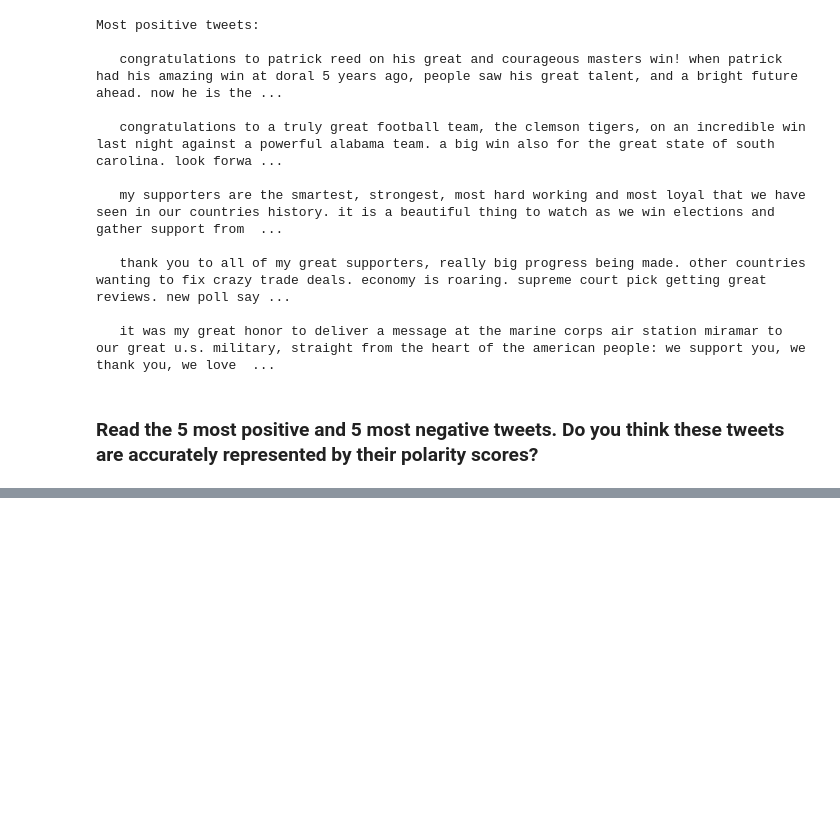
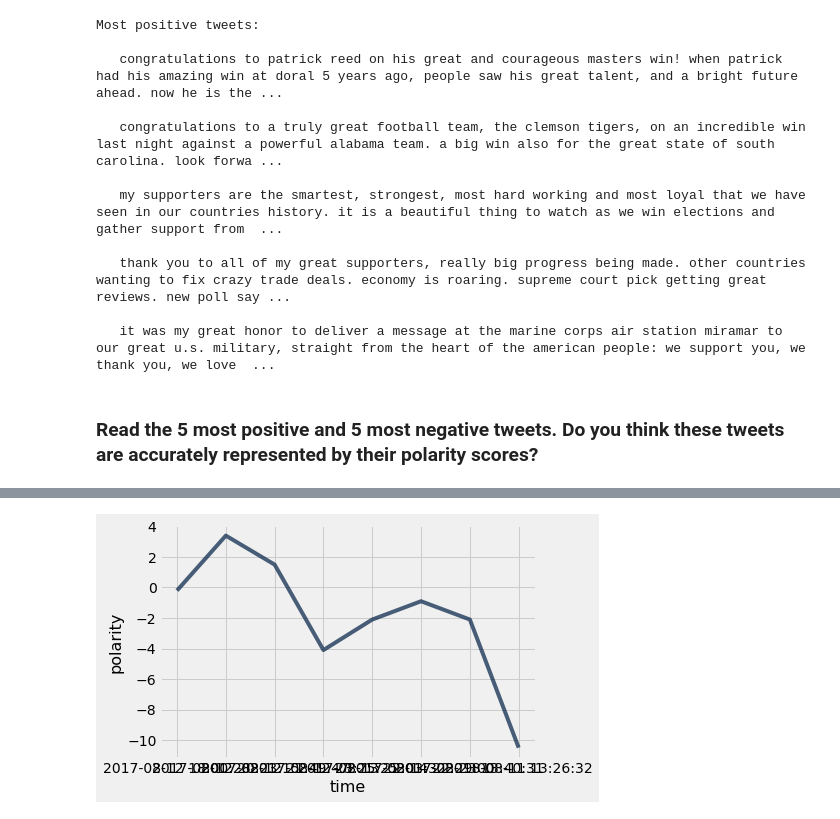
Before and after one commit to ds-modules/BUDS-SU21-Dev, a Jupyter notebook: Project_2/Twitter/notes_project_trump_twitter.ipynb, the cells around one changed output, grey strips where cells are left out. Drawn from its saved outputs; the diff is of its cells as text; code cells hidden in the pictures; blank space fills up the shorter version.

```diff
--- a/Project_2/Twitter/notes_project_trump_twitter.ipynb
+++ b/Project_2/Twitter/notes_project_trump_twitter.ipynb
@@ -285,0 +362,4 @@ Most positive tweets:
+# %%
+trump.where("no_punc", are.containing("charlottesville")).plot("time", "polarity")
+# %% [output]
+[figure, added]
```
Also changed, not shown: parts of 21 cells of this notebook, 1 other file.
